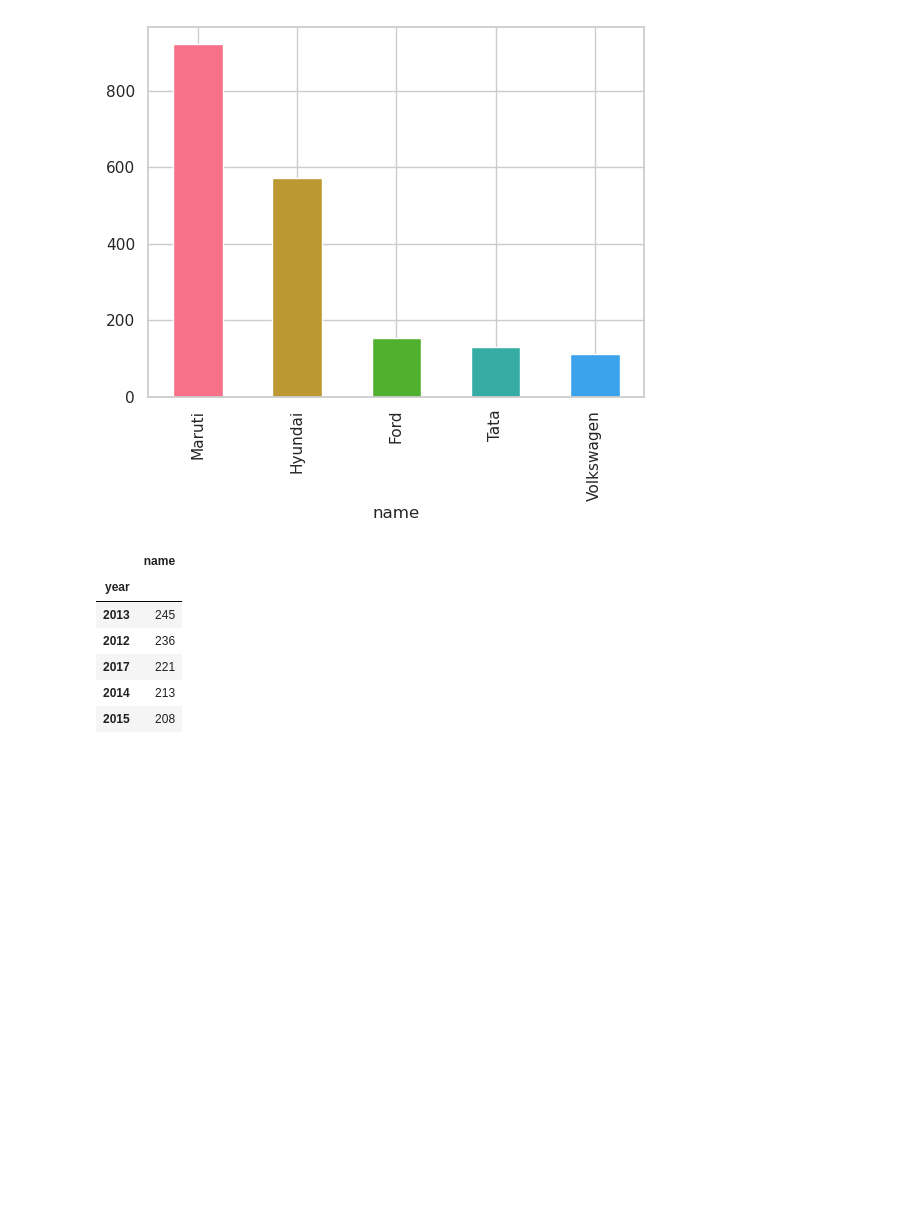
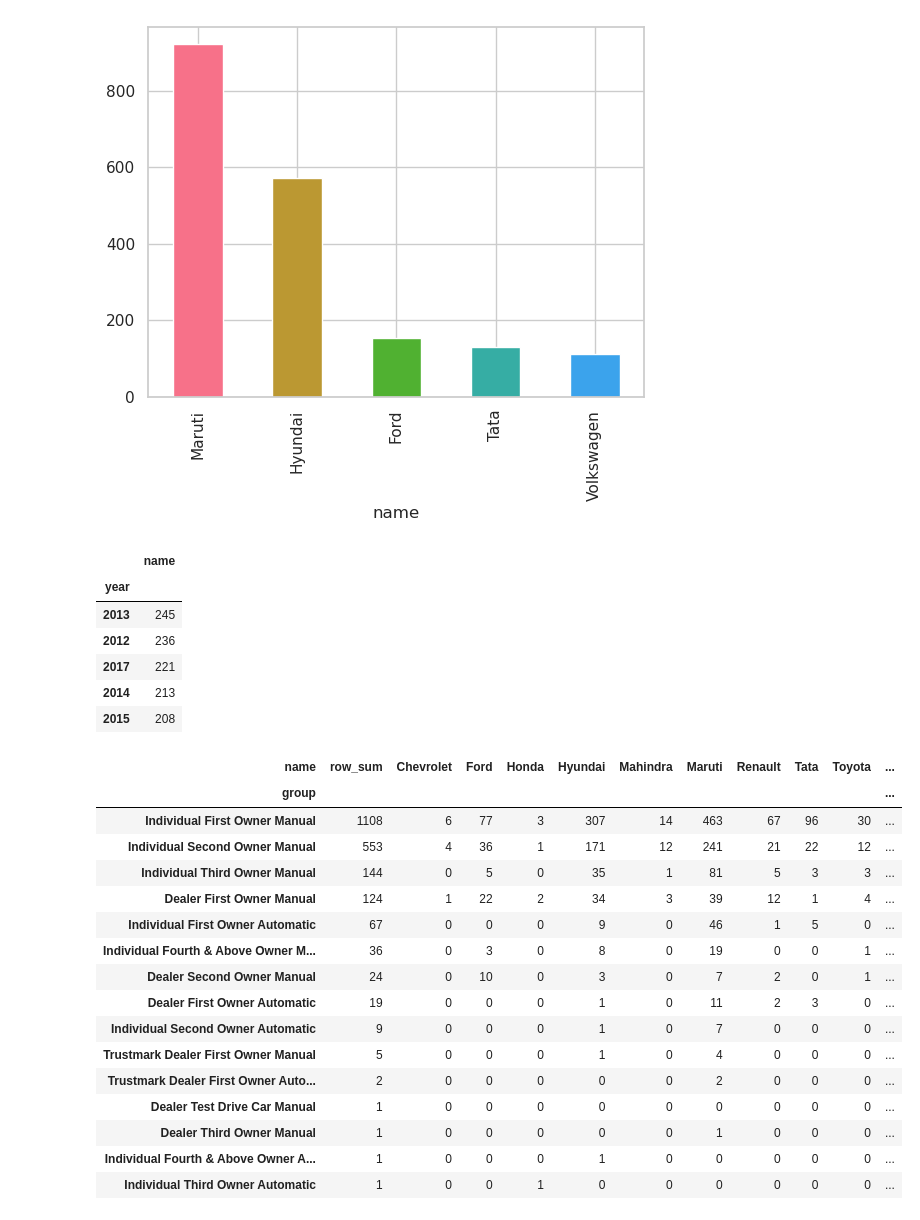
Before and after one commit to Aifedayo/data-science-maths, a Jupyter notebook: Projects/flask_server_car_price_pred/model/car-prices-prediction-model-v2.ipynb, the cells around one changed output. Saved outputs shown, nothing was run; the diff lists cells and outputs as text; code cells hidden in the pictures; blank space fills up the shorter version.

```diff
--- a/Projects/flask_server_car_price_pred/model/car-prices-prediction-model-v2.ipynb
+++ b/Projects/flask_server_car_price_pred/model/car-prices-prediction-model-v2.ipynb
@@ -219,3 +167,30 @@ pivot_table.sort_values(by='name', ascending=False).head()
 | 2017 | 221 |
 | 2014 | 213 |
 | 2015 | 208 |
+# %%
+# Concatenate seller_type, owner and transmission into a single column
+cat_df = df1.copy()
+cat_df['group'] = cat_df.seller_type +  ' ' + cat_df.owner + ' ' + cat_df.transmission
+pivot_table = pd.pivot_table(cat_df, values='year', index=['group'], columns='name', aggfunc='count', fill_value=0)
+pivot_table['row_sum'] = pivot_table.sum(axis=1)
+pivot_table = pivot_table[['row_sum'] + [col for col in pivot_table.columns if col != 'row_sum']]
+
+pivot_table.sort_values(by='row_sum', ascending=False)
+# %% [output]
+| name | row_sum | Chevrolet | Ford | Honda | Hyundai | Mahindra | Maruti | Renault | Tata | Toyota | ... |
+| group |  |  |  |  |  |  |  |  |  |  | ... |
+| Individual First Owner Manual | 1108 | 6 | 77 | 3 | 307 | 14 | 463 | 67 | 96 | 30 | ... |
+| Individual Second Owner Manual | 553 | 4 | 36 | 1 | 171 | 12 | 241 | 21 | 22 | 12 | ... |
+| Individual Third Owner Manual | 144 | 0 | 5 | 0 | 35 | 1 | 81 | 5 | 3 | 3 | ... |
+| Dealer First Owner Manual | 124 | 1 | 22 | 2 | 34 | 3 | 39 | 12 | 1 | 4 | ... |
+| Individual First Owner Automatic | 67 | 0 | 0 | 0 | 9 | 0 | 46 | 1 | 5 | 0 | ... |
+| Individual Fourth & Above Owner M... | 36 | 0 | 3 | 0 | 8 | 0 | 19 | 0 | 0 | 1 | ... |
+| Dealer Second Owner Manual | 24 | 0 | 10 | 0 | 3 | 0 | 7 | 2 | 0 | 1 | ... |
+| Dealer First Owner Automatic | 19 | 0 | 0 | 0 | 1 | 0 | 11 | 2 | 3 | 0 | ... |
+| Individual Second Owner Automatic | 9 | 0 | 0 | 0 | 1 | 0 | 7 | 0 | 0 | 0 | ... |
+| Trustmark Dealer First Owner Manual | 5 | 0 | 0 | 0 | 1 | 0 | 4 | 0 | 0 | 0 | ... |
+| Trustmark Dealer First Owner Auto... | 2 | 0 | 0 | 0 | 0 | 0 | 2 | 0 | 0 | 0 | ... |
+| Dealer Test Drive Car Manual | 1 | 0 | 0 | 0 | 0 | 0 | 0 | 0 | 0 | 0 | ... |
+| Dealer Third Owner Manual | 1 | 0 | 0 | 0 | 0 | 0 | 1 | 0 | 0 | 0 | ... |
+| Individual Fourth & Above Owner A... | 1 | 0 | 0 | 0 | 1 | 0 | 0 | 0 | 0 | 0 | ... |
+| Individual Third Owner Automatic | 1 | 0 | 0 | 1 | 0 | 0 | 0 | 0 | 0 | 0 | ... |
```
Also changed, not shown: parts of 38 cells of this notebook, 1 other file.
